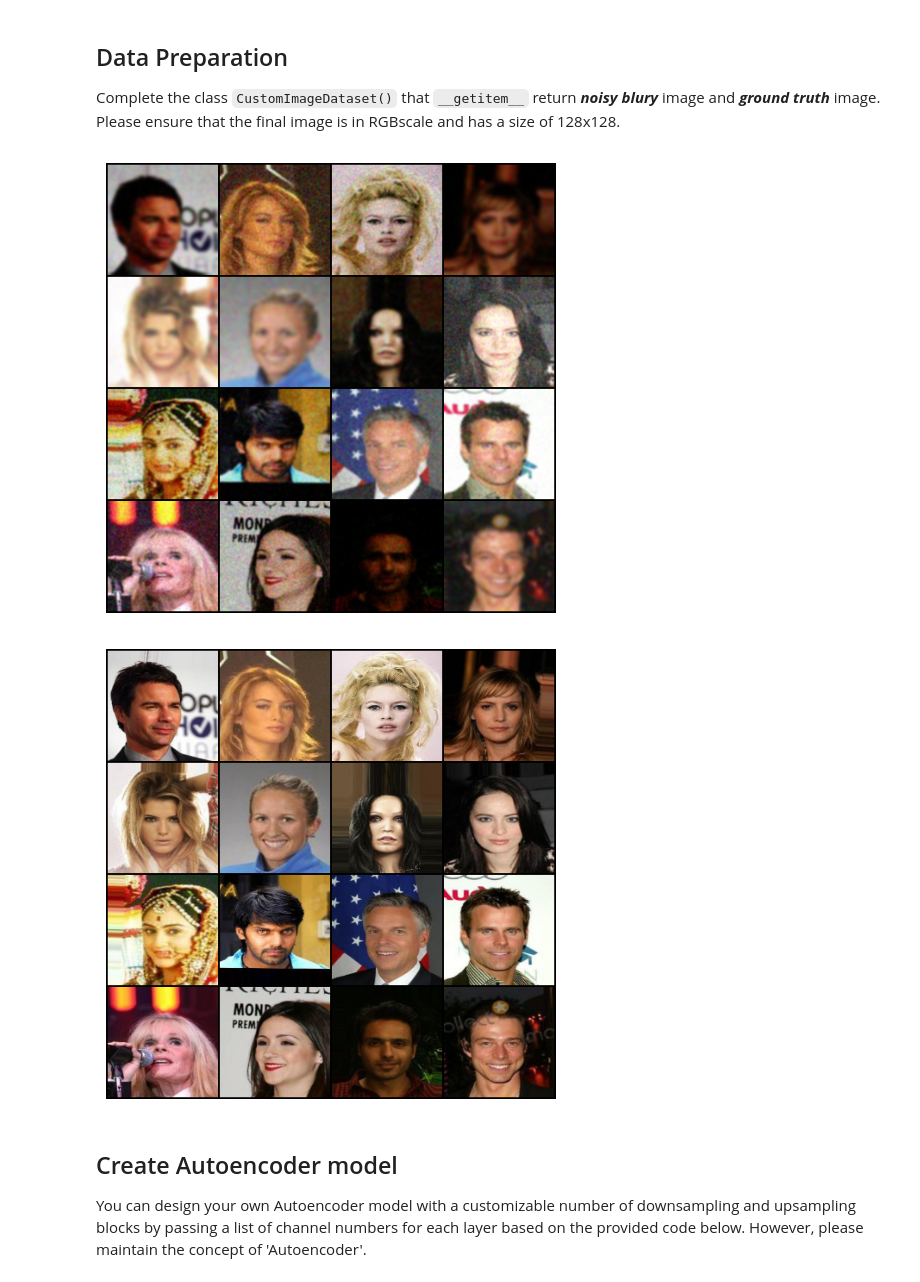
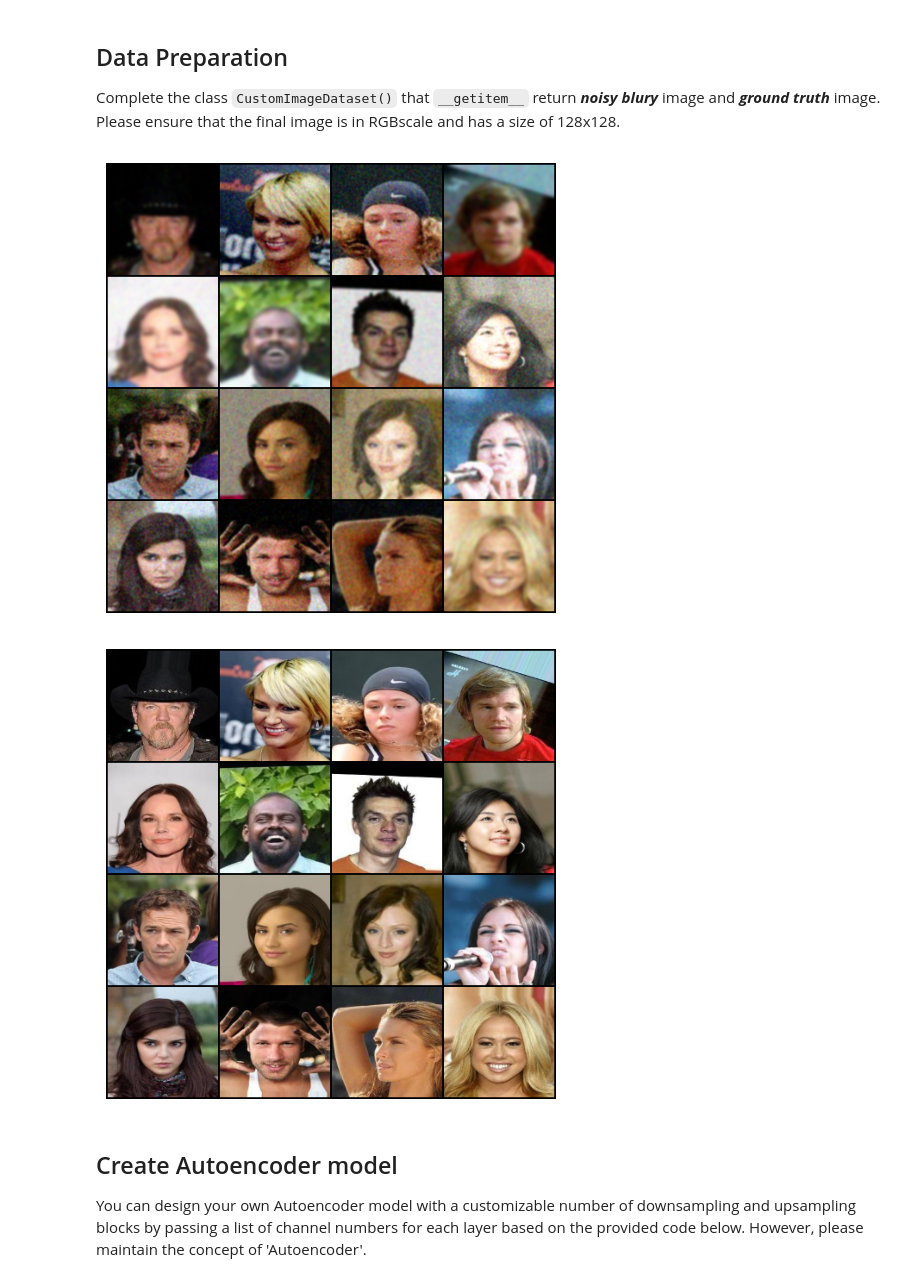
Before and after one commit to louiskub/Image-Processing-Course-2025, a Jupyter notebook: Lab6_Hyperparameter-Tuning/Lab6_hypertune.ipynb, the cells around one changed output. Saved outputs shown, nothing was run; the diff lists cells and outputs as text; code cells hidden in the pictures.

```diff
--- a/Lab6_Hyperparameter-Tuning/Lab6_hypertune.ipynb
+++ b/Lab6_Hyperparameter-Tuning/Lab6_hypertune.ipynb
@@ -103,32 +103,43 @@ def imshow_grid(images):
     plt.tight_layout()
     plt.show()
 ### END CODE HERE ###
-# %%
-### START CODE HERE ###
-data_dir = "./img_align_celeba"
-train, test = train_test_split(os.listdir(data_dir), test_size=0.3)
-train_files = [os.path.join(data_dir, f) for f in train]
-test_files = [os.path.join(data_dir, f) for f in test]
-dataset = CustomImageDataset(
-                                image_paths=train_files,
-                                resize=128,
-                                center_crop=128,
-                                gauss_noise=True,
-                                gauss_blur=True
-                            )
-dataloader = DataLoader(dataset, batch_size=16, shuffle=False, num_workers=0)
-### END CODE HERE ###
+# %%
+def create_dataloader(data_dir, batch_size=16, test_size=0.3):
+    files = os.listdir(data_dir)
+    files = [os.path.join(data_dir, file) for file in files]
+    train_files, test_files = train_test_split(files, test_size=test_size, random_state=42)
+
+    train_dataset = CustomImageDataset( train_files,
+                                        resize=128,
+                                        gauss_noise=True,
+                                        gauss_blur=True,
+                                        center_crop=128
+                                        )
+    test_dataset = CustomImageDataset(  test_files,
+                                        resize=128,
+                                        gauss_noise=True,
+                                        gauss_blur=True,
+                                        center_crop=128
+                                        )
+    trainloader = DataLoader(train_dataset, batch_size=batch_size, shuffle=True, num_workers=0)
+    testloader = DataLoader(test_dataset, batch_size=batch_size, shuffle=False, num_workers=0)
+    return trainloader, testloader
+# %%
+### START CODE HERE ###
+data_dir = "./img_align_celeba"
+trainloader, _ = create_dataloader(data_dir)
+### END CODE HERE ###
 # %%
 ### START CODE HERE ###
 
-batch,gt_img = next(iter(dataloader))
+batch,gt_img = next(iter(trainloader))
 imshow_grid(batch)
 imshow_grid(gt_img)
 
 ### END CODE HERE ###
 # %% [output]
-[figure, old version]
+[figure, new version]
-[figure, old version]
+[figure, new version]
 # %% [markdown]
 ## Create Autoencoder model
 You can design your own Autoencoder model with a customizable number of downsampling and upsampling blocks by passing a list of channel numbers for each layer based on the provided code below. However, please maintain the concept of 'Autoencoder'.
```
Also changed, not shown: parts of 11 cells of this notebook, 1 other file.
